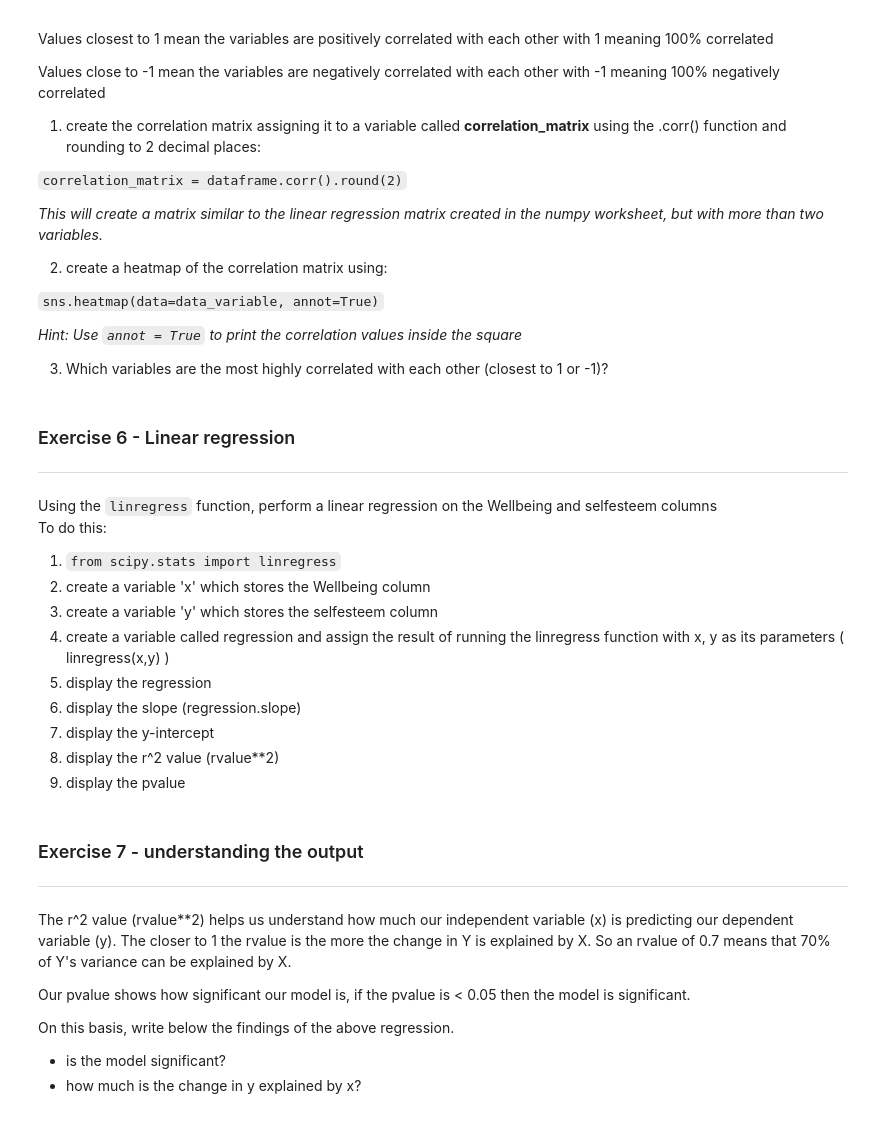
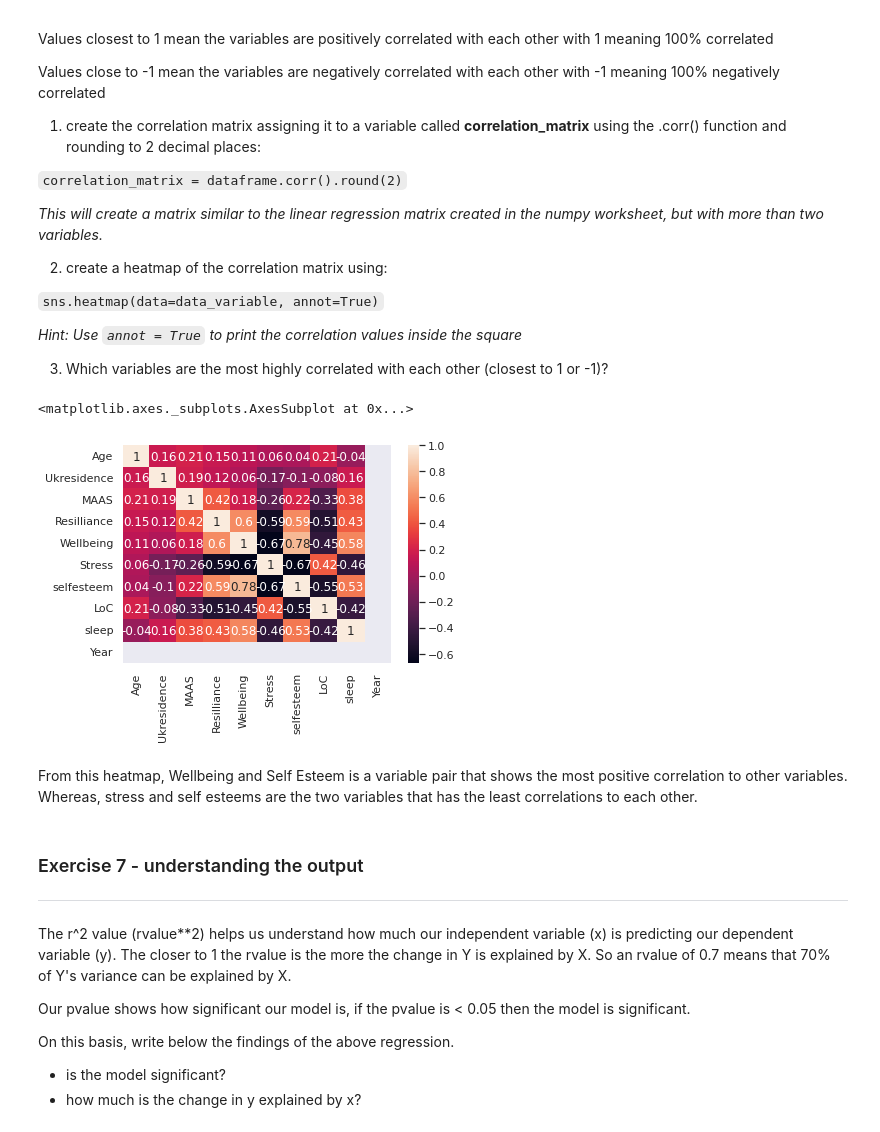
Before and after one commit to aiisuri/code-division, a Jupyter notebook: Worksheets/8_2_Correlation_exercises.ipynb, the cells around one changed output. Cells and saved outputs as stored; diff of their text form; code cells hidden in the pictures.

```diff
--- a/Worksheets/8_2_Correlation_exercises.ipynb
+++ b/Worksheets/8_2_Correlation_exercises.ipynb
@@ -224,21 +245,14 @@ Values close to -1 mean the variables are negatively correlated with each other
 *Hint: Use `annot = True` to print the correlation values inside the square*
 
 3. Which variables are the most highly correlated with each other (closest to 1 or -1)?
-# %% [markdown]
-### Exercise 6 - Linear regression
----
-Using the `linregress` function, perform a linear regression on the Wellbeing and selfesteem columns
-To do this:
-
-1. `from scipy.stats import linregress`
-2. create a variable 'x' which stores the Wellbeing column
-3. create a variable 'y' which stores the selfesteem column
-4. create a variable called regression and assign the result of running the linregress function with x, y as its parameters ( linregress(x,y) )
-5. display the regression
-6. display the slope (regression.slope)
-7. display the y-intercept
-8. display the r^2 value (rvalue**2)
-9. display the pvalue
+# %%
+correlation_matrix = df.corr(method='pearson', min_periods=1).round(2)
+sns.heatmap(data=correlation_matrix,annot=True)
+# %% [output]
+<matplotlib.axes._subplots.AxesSubplot at 0x...>
+[figure, added]
+# %% [markdown]
+From this heatmap, Wellbeing and Self Esteem is a variable pair that shows the most positive correlation to other variables. Whereas, stress and self esteems are the two variables that has the least correlations to each other.
 # %% [markdown]
 ### Exercise 7 - understanding the output
 ---
```
Also changed, not shown: parts of 9 cells of this notebook.
